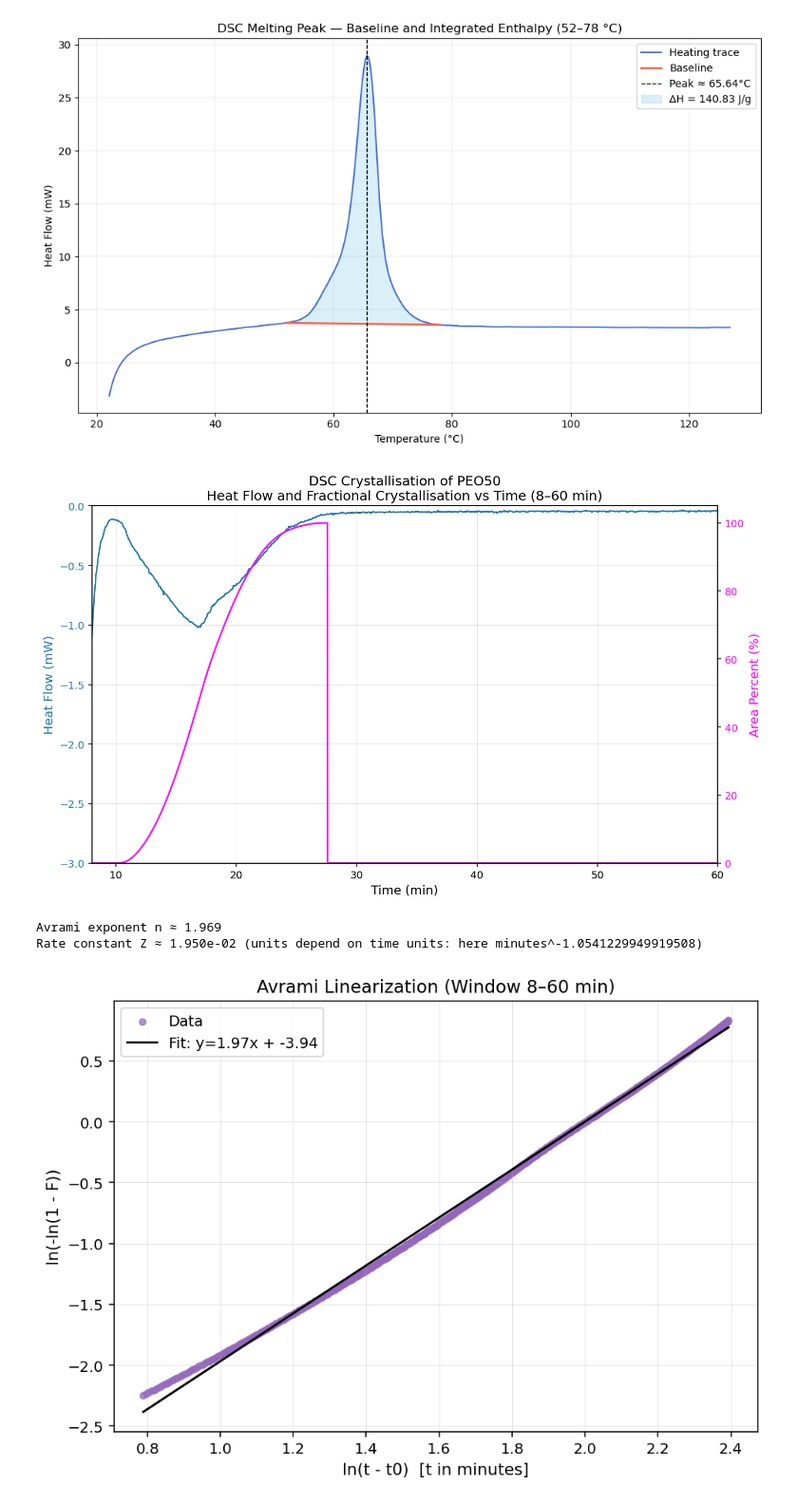
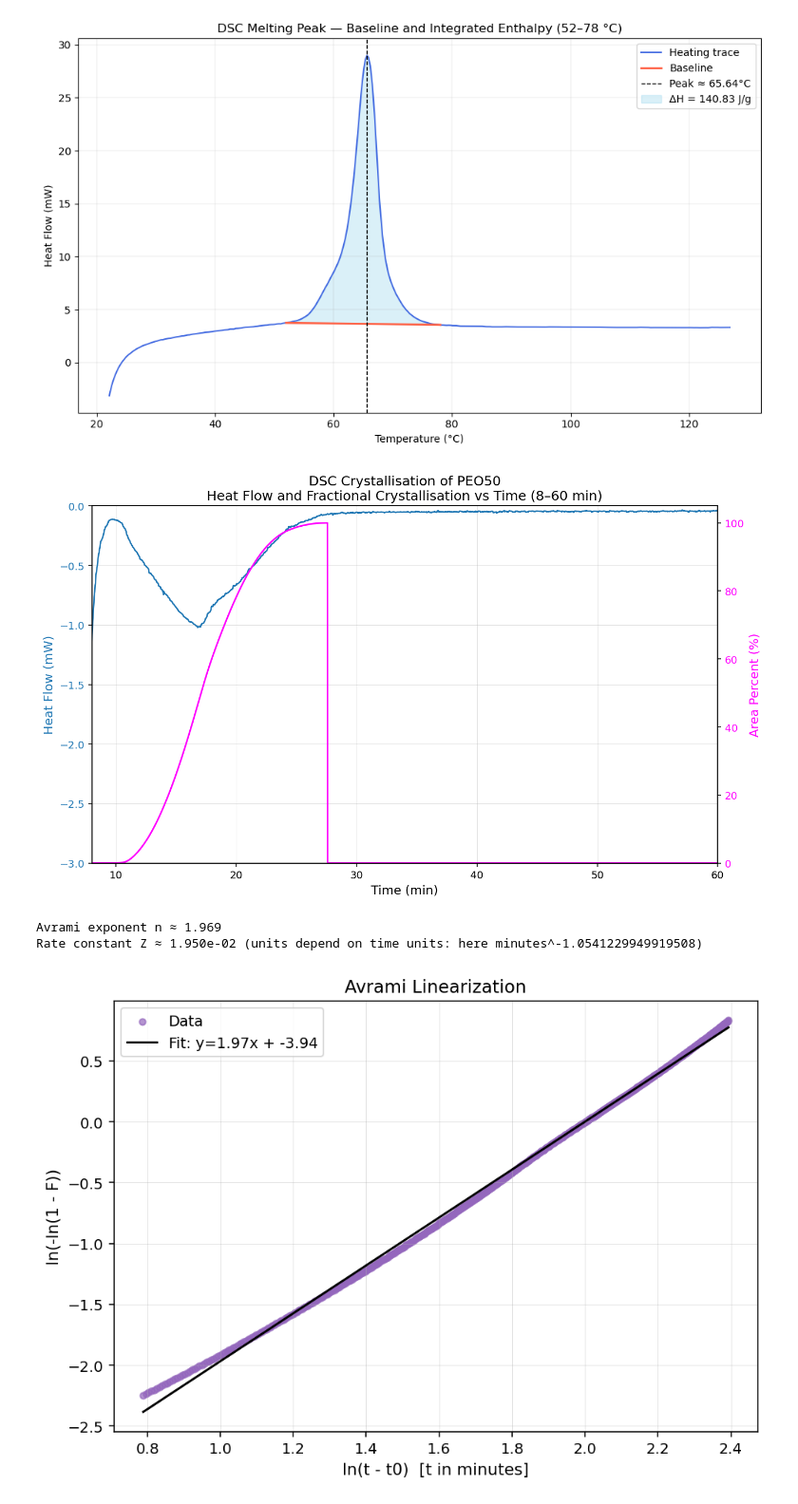
Before and after one commit to Thomas-J-Fish/II_Materials, a Jupyter notebook: P3_Polymer_Crystallisation/PEO50_analysis.ipynb, the cells around one changed output. Shown at 95% size. Saved outputs shown, nothing was run; the diff lists cells and outputs as text; code cells hidden in the pictures.

Commit message:
Growth Rate Graphs

```diff
--- a/P3_Polymer_Crystallisation/PEO50_analysis.ipynb
+++ b/P3_Polymer_Crystallisation/PEO50_analysis.ipynb
@@ -284,32 +283,32 @@ F_v     = F[valid]
 x = np.log(t_rel_v)
 y = np.log(-np.log(1.0 - F_v))
 
 # 5) Fit line: y = n * x + ln Z
 coeff = np.polyfit(x, y, 1)
 n_est = coeff[0]
 lnZ   = coeff[1]
 Z_est = np.exp(lnZ)
 
 print(f"Avrami exponent n ≈ {n_est:.3f}")
 print(f"Rate constant Z ≈ {Z_est:.3e} (units depend on time units: here minutes^{-n})")
 
 # 6) Plot the Avrami linearization
 xx = np.linspace(x.min(), x.max(), 200)
 yy = n_est * xx + lnZ
 
 plt.figure(figsize=(7,5), dpi=140)
 plt.scatter(x, y, s=18, color='tab:purple', alpha=0.7, label='Data')
 plt.plot(xx, yy, color='black', lw=1.5, label=f'Fit: y={n_est:.2f}x + {lnZ:.2f}')
 plt.xlabel('ln(t - t0)  [t in minutes]', fontsize=11)
 plt.ylabel('ln(-ln(1 - F))', fontsize=11)
-plt.title('Avrami Linearization (Window 8–60 min)', fontsize=12)
+plt.title('Avrami Linearization', fontsize=12)
 plt.grid(True, lw=0.3, alpha=0.6)
 plt.legend()
 plt.tight_layout()
 plt.savefig('PEO50_Avrami_Linearization.png', dpi=1000)
 plt.show()
 # %% [output]
 [figure]
 Avrami exponent n ≈ 1.969
 Rate constant Z ≈ 1.950e-02 (units depend on time units: here minutes^-1.0541229949919508)
-[figure, old version]
+[figure, new version]
```
Also changed, not shown: parts of 1 cell of this notebook, 10 other files.
